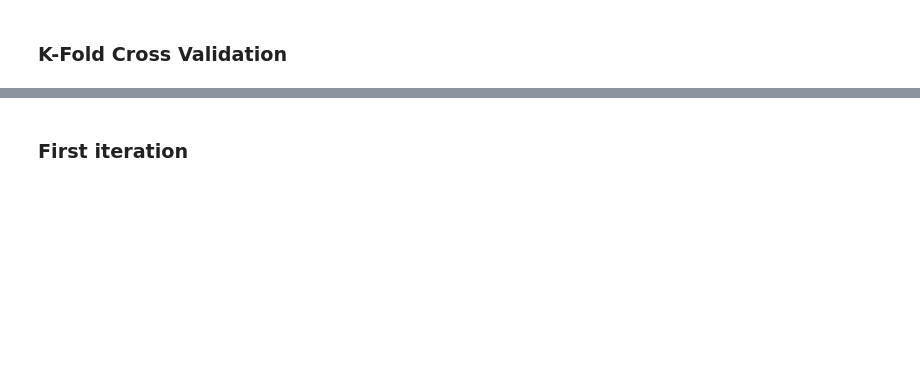
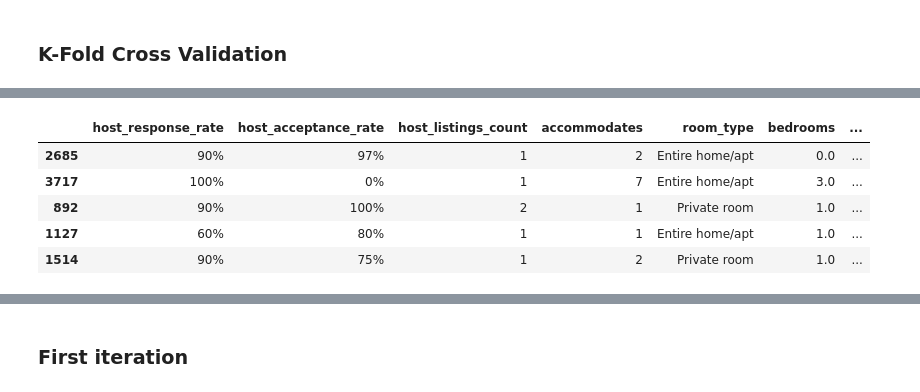
Before and after one commit to mancaprimozic/python-analitika2, a Jupyter notebook: Del_07_Uvod_v_strojno_ucenje_osnove/07_Uvod_v_strojno_ucenje_osnove_CLEAN.ipynb, the cells around one changed output, grey strips where cells are left out. Drawn from its saved outputs; the diff is of its cells as text; code cells hidden in the pictures; blank space fills up the shorter version.

```diff
--- a/Del_07_Uvod_v_strojno_ucenje_osnove/07_Uvod_v_strojno_ucenje_osnove_CLEAN.ipynb
+++ b/Del_07_Uvod_v_strojno_ucenje_osnove/07_Uvod_v_strojno_ucenje_osnove_CLEAN.ipynb
@@ -1208,5 +1223,14 @@ dc_listings.loc[dc_listings.index[745:1490], "fold"] = 2
 dc_listings.loc[dc_listings.index[1490:2234], "fold"] = 3
 dc_listings.loc[dc_listings.index[2234:2978], "fold"] = 4
 dc_listings.loc[dc_listings.index[2978:3723], "fold"] = 5
+# %%
+dc_listings.head()
+# %% [output]
+|  | host_response_rate | host_acceptance_rate | host_listings_count | accommodates | room_type | bedrooms | ... |
+| 2685 | 90% | 97% | 1 | 2 | Entire home/apt | 0.0 | ... |
+| 3717 | 100% | 0% | 1 | 7 | Entire home/apt | 3.0 | ... |
+| 892 | 90% | 100% | 2 | 1 | Private room | 1.0 | ... |
+| 1127 | 60% | 80% | 1 | 1 | Entire home/apt | 1.0 | ... |
+| 1514 | 90% | 75% | 1 | 2 | Private room | 1.0 | ... |
 # %%
 dc_listings['fold'].value_counts()
```
Also changed, not shown: parts of 24 cells of this notebook, 8 other files.
